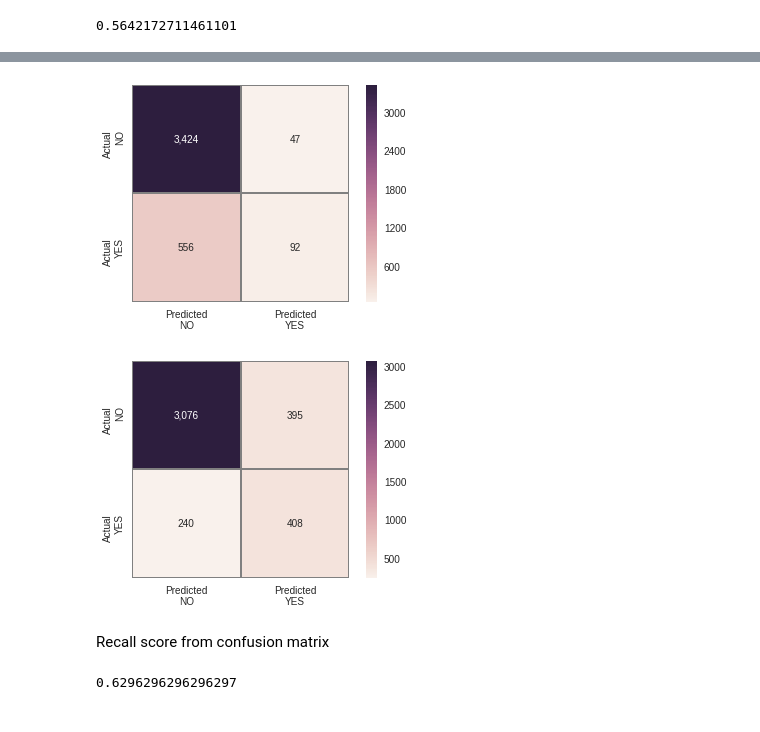
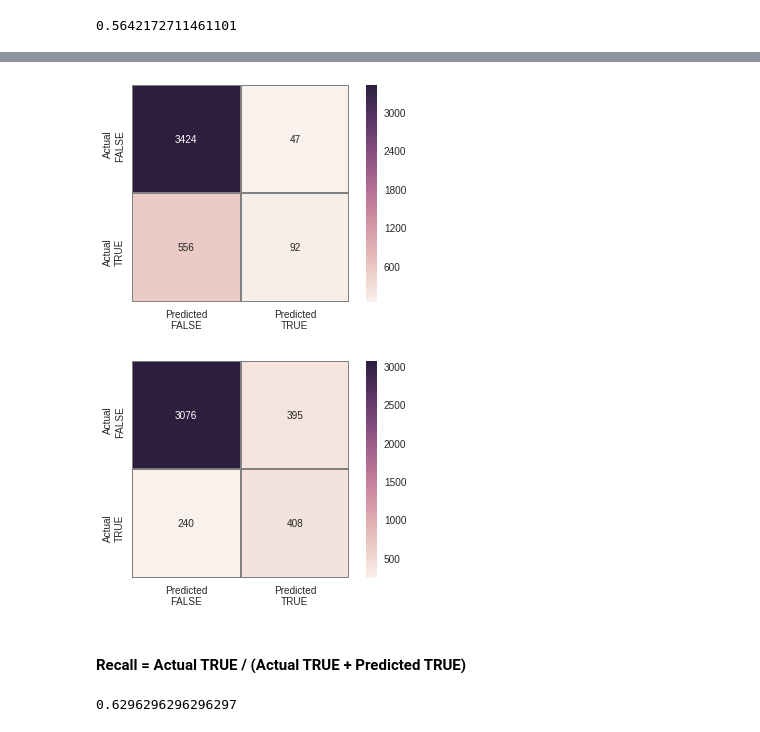
Before and after one commit to LambdaSchool/DS-Unit-2-Sprint-4-Model-Validation, a Jupyter notebook: module-2-validate-classification-problems/U2_S4_D2_Validate_classification_problems_LIVE_LESSON.ipynb, the cells around one changed output, grey strips where cells are left out. Saved outputs shown, nothing was run; the diff lists cells and outputs as text; code cells hidden in the pictures.

```diff
--- a/module-2-validate-classification-problems/U2_S4_D2_Validate_classification_problems_LIVE_LESSON.ipynb
+++ b/module-2-validate-classification-problems/U2_S4_D2_Validate_classification_problems_LIVE_LESSON.ipynb
@@ -312,3 +312,10 @@ from sklearn.metrics import roc_auc_score
 roc_auc_score(y_val, y_pred)
 # %% [output]
 0.5
+# %%
+from yellowbrick.classifier import ROCAUC
+
+visualizer = ROCAUC(pipeline)
+visualizer.fit(X_train, y_train)
+visualizer.score(X_val, y_val)
+g = visualizer.poof()
@@ -322,7 +335,7 @@ from sklearn.pipeline import make_pipeline
 pipeline = make_pipeline(
     ce.OneHotEncoder(use_cat_names=True),
     StandardScaler(),
-    LogisticRegression(solver='lbfgs')
+    LogisticRegression(solver='newton-cg')
 )
 
 pipeline.fit(X_train, y_train)
@@ -344,0 +353,6 @@ array([[3424,   47],
+# %%
+from yellowbrick.classifier import ConfusionMatrix
+
+cm = ConfusionMatrix(pipeline)
+cm.score(X_val, y_val)
+cm.poof()
@@ -345,19 +361,27 @@ array([[3424,   47],
 # %%
-%matplotlib inline
-import matplotlib.pyplot as plt
-import seaborn as sns
+#Visualize confusion matrix using sklearn
 
-def confusion_viz(y_true, y_pred):
-    matrix = confusion_matrix(y_true, y_pred)
-    return sns.heatmap(matrix, annot=True,
-                       fmt=',', linewidths=1, linecolor='grey',
+def confusion_viz(y_true, y_pred, normalize=False):
+
+    from sklearn.metrics import confusion_matrix
+    import matplotlib.pyplot as plt
+    import seaborn as sns
+
+    cm = confusion_matrix(y_true, y_pred, labels = [0,1])
+
+    if normalize:
+        cm = cm.astype('float') / cm.sum(axis=1)[:, np.newaxis]
+
+
+    return sns.heatmap(cm, annot=True,
+                       fmt='.4g', linewidths=1, linecolor='grey',
                        square=True,
-                       xticklabels=['Predicted\nNO', 'Predicted\nYES'],
-                       yticklabels=['Actual\nNO', 'Actual\nYES'])
+                       xticklabels=['Predicted\nFALSE', 'Predicted\nTRUE'],
+                       yticklabels=['Actual\nFALSE', 'Actual\nTRUE'])
 
 confusion_viz(y_val, y_pred);
 # %% [output]
-[figure, old version]
+[figure, new version]
 # %%
 pipeline = make_pipeline(
     ce.OneHotEncoder(use_cat_names=True),
@@ -370,9 +394,9 @@ y_pred = pipeline.predict(X_val)
 # %%
 confusion_viz(y_val, y_pred);
 # %% [output]
-[figure, old version]
+[figure, new version]
-# %% [markdown]
-Recall score from confusion matrix
+# %% [markdown]
+#### Recall =  Actual TRUE / (Actual TRUE + Predicted TRUE)
 # %%
 408 / (408 + 240)
 # %% [output]
```
Also changed, not shown: parts of 30 cells of this notebook.
